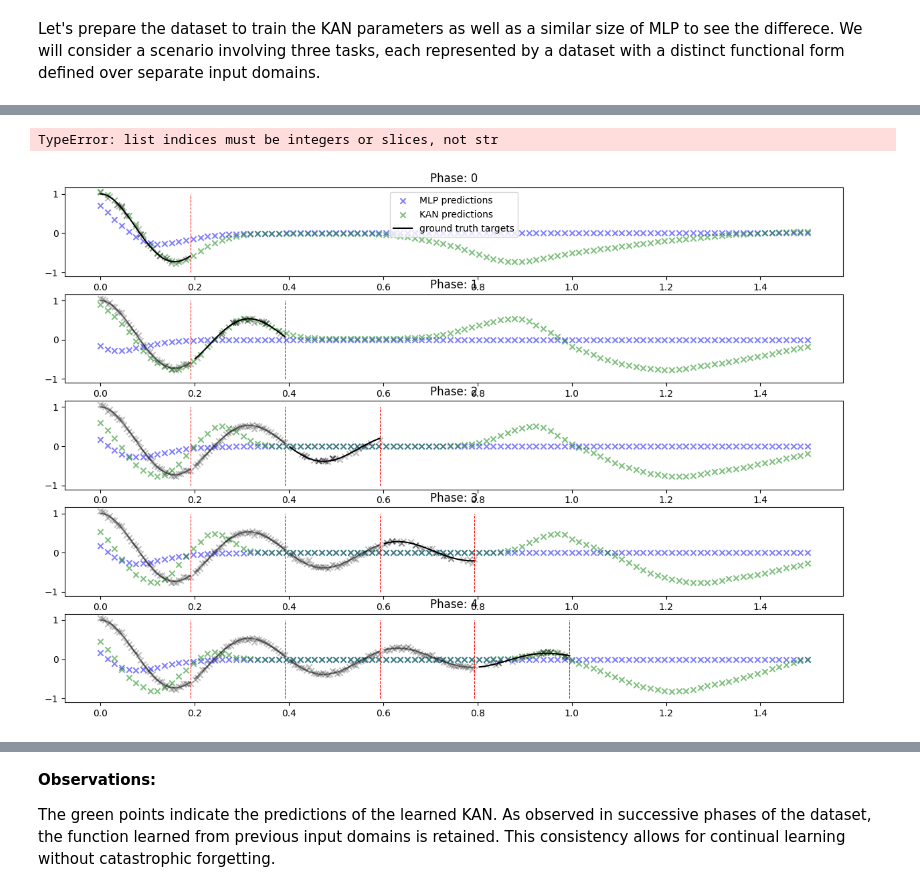
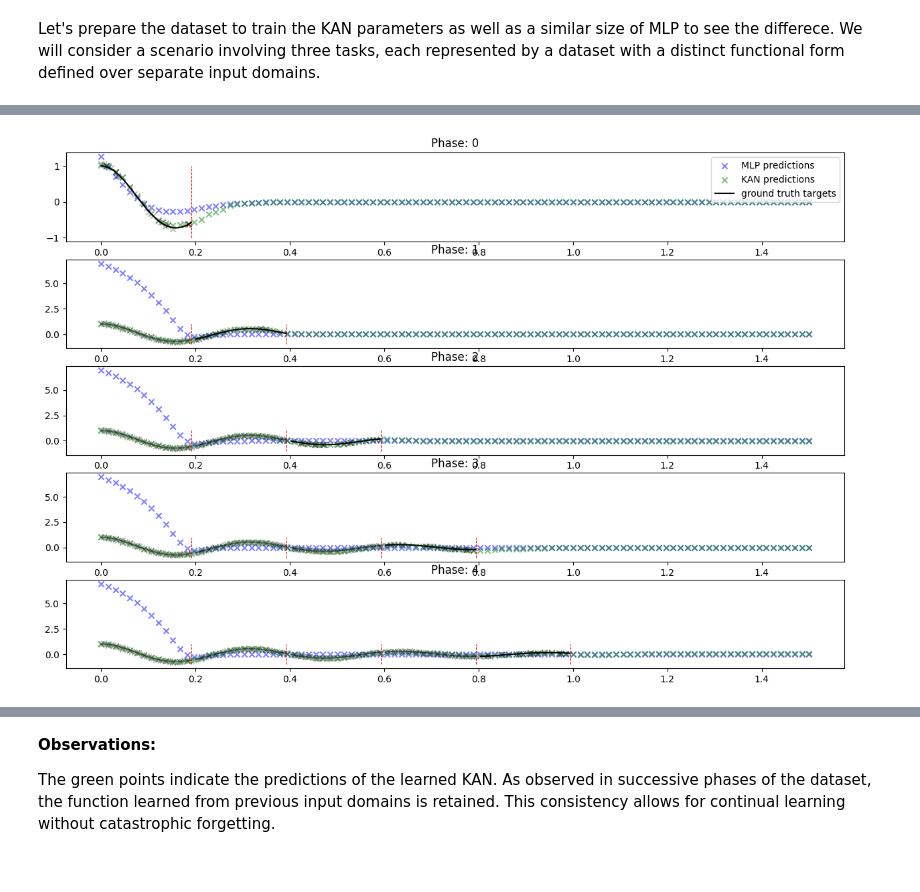
Before and after one commit to HsiuWen/SciML_PPP, a Jupyter notebook: KAN_grids_continual.ipynb, the cells around one changed output, grey strips where cells are left out. Saved outputs shown, nothing was run; the diff lists cells and outputs as text; code cells hidden in the pictures.

```diff
--- a/KAN_grids_continual.ipynb
+++ b/KAN_grids_continual.ipynb
@@ -271,19 +272,45 @@ for i in range(n_phases):
 [figure]
 # %% [markdown]
 Let's prepare the dataset to train the KAN parameters as well as a similar size of MLP to see the differece. We will consider a scenario involving three tasks, each represented by a dataset with a distinct functional form defined over separate input domains.
+# %%
+class MLP(nn.Module):
+    "Defines a connected network"
+
+    def __init__(self, N_INPUT, N_OUTPUT, N_HIDDEN, N_LAYERS):
+        super().__init__()
+        activation = nn.Tanh
+        self.fcs = nn.Sequential(*[
+                        nn.Linear(N_INPUT, N_HIDDEN),
+                        activation()])
+        self.fch = nn.Sequential(*[
+                        nn.Sequential(*[
+                            nn.Linear(N_HIDDEN, N_HIDDEN),
+                            activation()]) for _ in range(N_LAYERS-1)])
+        self.fce = nn.Linear(N_HIDDEN, N_OUTPUT)
+
+    def forward(self, x):
+        x = self.fcs(x)
+        x = self.fch(x)
+        x = self.fce(x)
+        return x
+# %%
 # %%
 fig, axs = plt.subplots(nrows=n_phases, ncols=1, figsize=(15, 10), dpi=100)
 
 # Setting for KAN
 losses = []
-grid_sizes = [5,5]
+grid_sizes = [32,32,32]
 grid_range = [-1, 1]
 lr = 0.1
 k = 3
 n_layers = 2
 
 # Setting for MLP
-layer_sizes = [3, 3]
+layer_sizes = [32, 32,32]
+# train standard neural network to fit training data
+torch.manual_seed(123)
+model = MLP(1,1,32,3)
+optimizer = torch.optim.Adam(model.parameters(),lr=1e-3)
 
 params_kan, params_mlp = None,None
 x_temps, y_temps, ends, y_noisys = [], [], [], []
@@ -308,11 +335,12 @@ for i in range(n_phases):
 
 
     # MLP training
-    params_mlp, y_pred_mlp, losses_mlp = single_stacked_mlp_training(x_training, y_training, x_test, y_test,params_mlp,lr, layer_sizes=layer_sizes, verbose=False)
+    params_mlp, y_pred_mlp, losses_mlp = single_stacked_mlp_training(x_training, y_training, x_test, y_test,params_mlp,lr=0.001, layer_sizes=layer_sizes, early_stopping_imrpovement_threshold=500,verbose=False)
 
 
     losses.append(losses_kan)
-    print(f"Phase: {i}\tLoss: {np.mean(losses_kan['val'][-50:]): 0.4f}")
+    print(f"Phase: {i}\t KAN Loss: {np.mean(losses_kan['val'][-50:]): 0.4f}")
+    print(f"Phase: {i}\t MLP Loss: {np.mean(losses_mlp['val'][-50:]): 0.4f}")
 
     # predictions vs target
     ax = axs[i]
@@ -380,2 +409 @@ MLP Avg. loss:  0.01133
-TypeError: list indices must be integers or slices, not str
-[figure, old version]
+[figure, new version]
```
Also changed, not shown: parts of 7 cells of this notebook, 1 other file.
